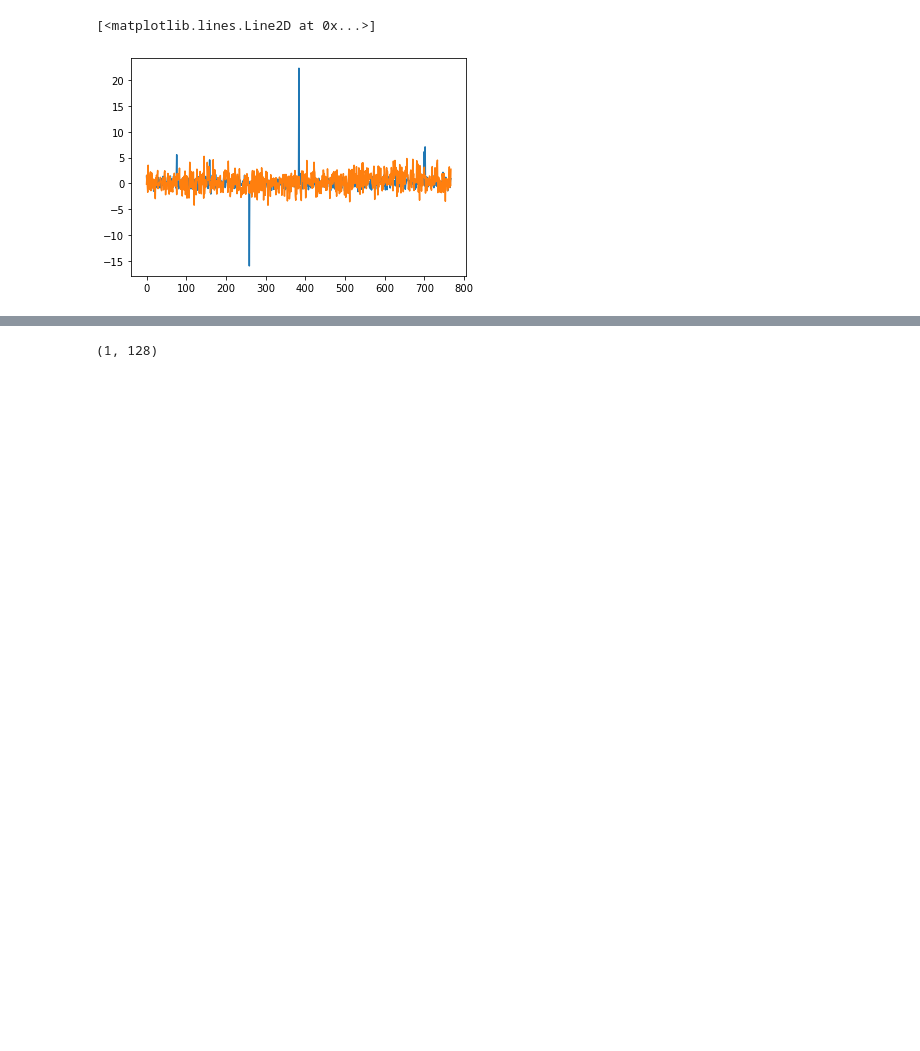
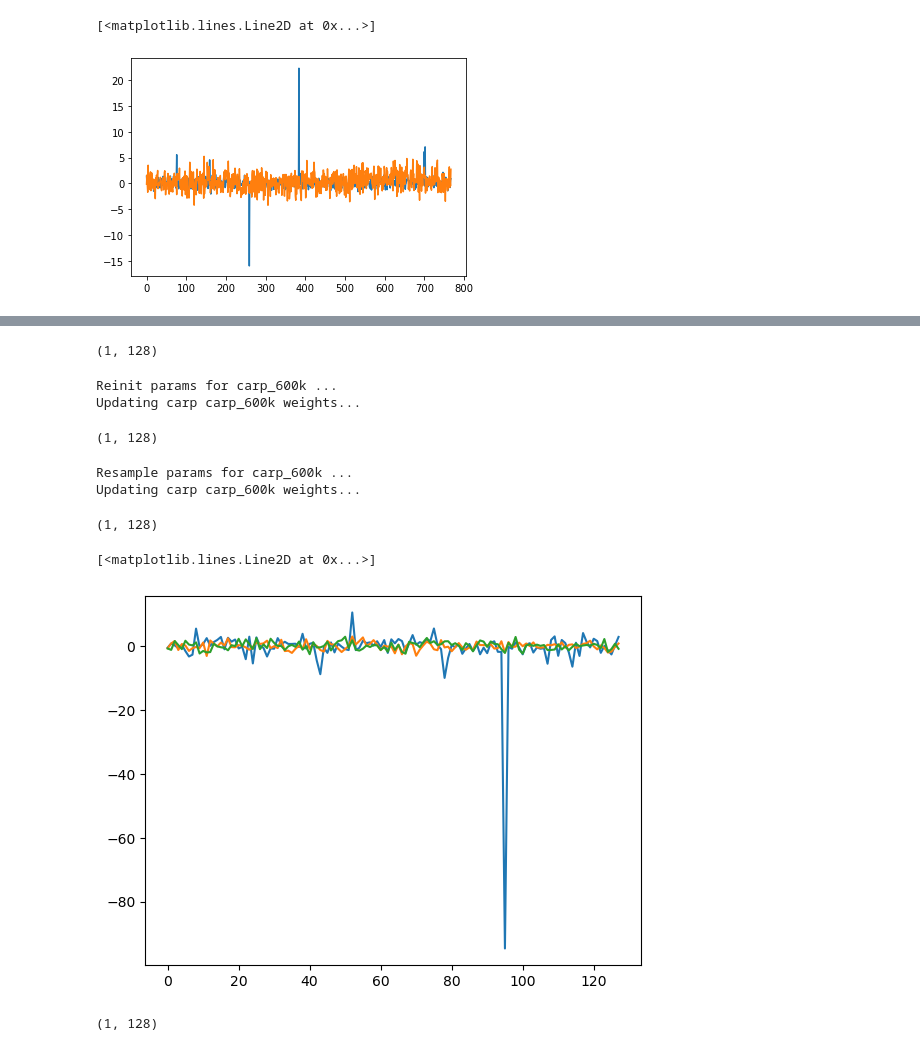
Before and after one commit to microsoft/protein-transfer, a Jupyter notebook: sandbox/model_weight_edit.ipynb, the cells around one changed output, grey strips where cells are left out. Drawn from its saved outputs; the diff is of its cells as text; code cells hidden in the pictures; blank space fills up the shorter version.

```diff
--- a/sandbox/model_weight_edit.ipynb
+++ b/sandbox/model_weight_edit.ipynb
@@ -379,3 +532,47 @@ original_rep.shape
+# %%
+original_rep_pool = original_rep.mean(axis=1)  # (n, max_len, d_model)
+original_rep_pool.shape
+# %% [output]
+(1, 128)
+# %%
+# if reset or resample weights
+reset_model = reset_resample_param(model=model, reset_param=True, resample_param=False,  encoder_name=encoder_name)
+# %% [output]
+Reinit params for carp_600k ...
+Updating carp carp_600k weights...
+# %%
+reset_model.eval()
+reset_model.to(DEVICE)
+
+reset_rep = reset_model(x)["representations"][16].detach().cpu().numpy()
+# %%
+reset_rep_pool = reset_rep.mean(axis=1)  # (n, max_len, d_model)
+reset_rep_pool.shape
+# %% [output]
+(1, 128)
+# %%
+# if reset or resample weights
+resample_model = reset_resample_param(model=model, reset_param=False, resample_param=True,  encoder_name=encoder_name)
+
+resample_model.eval()
+resample_model.to(DEVICE)
+
+resample_rep = resample_model(x)["representations"][16].detach().cpu().numpy()
+resample_rep_pool = resample_rep.mean(axis=1)  # (n, max_len, d_model)
+resample_rep_pool.shape
+# %% [output]
+Resample params for carp_600k ...
+Updating carp carp_600k weights...
+(1, 128)
+# %%
+import matplotlib.pyplot as plt
+
+plt.plot(original_rep_pool.T)
+plt.plot(reset_rep_pool.T)
+plt.plot(resample_rep_pool.T)
+# %% [output]
+[<matplotlib.lines.Line2D at 0x...>]
+[figure, added]
 # %%
 import copy
 # %%
```
Also changed, not shown: parts of 9 cells of this notebook, 8 other files.
